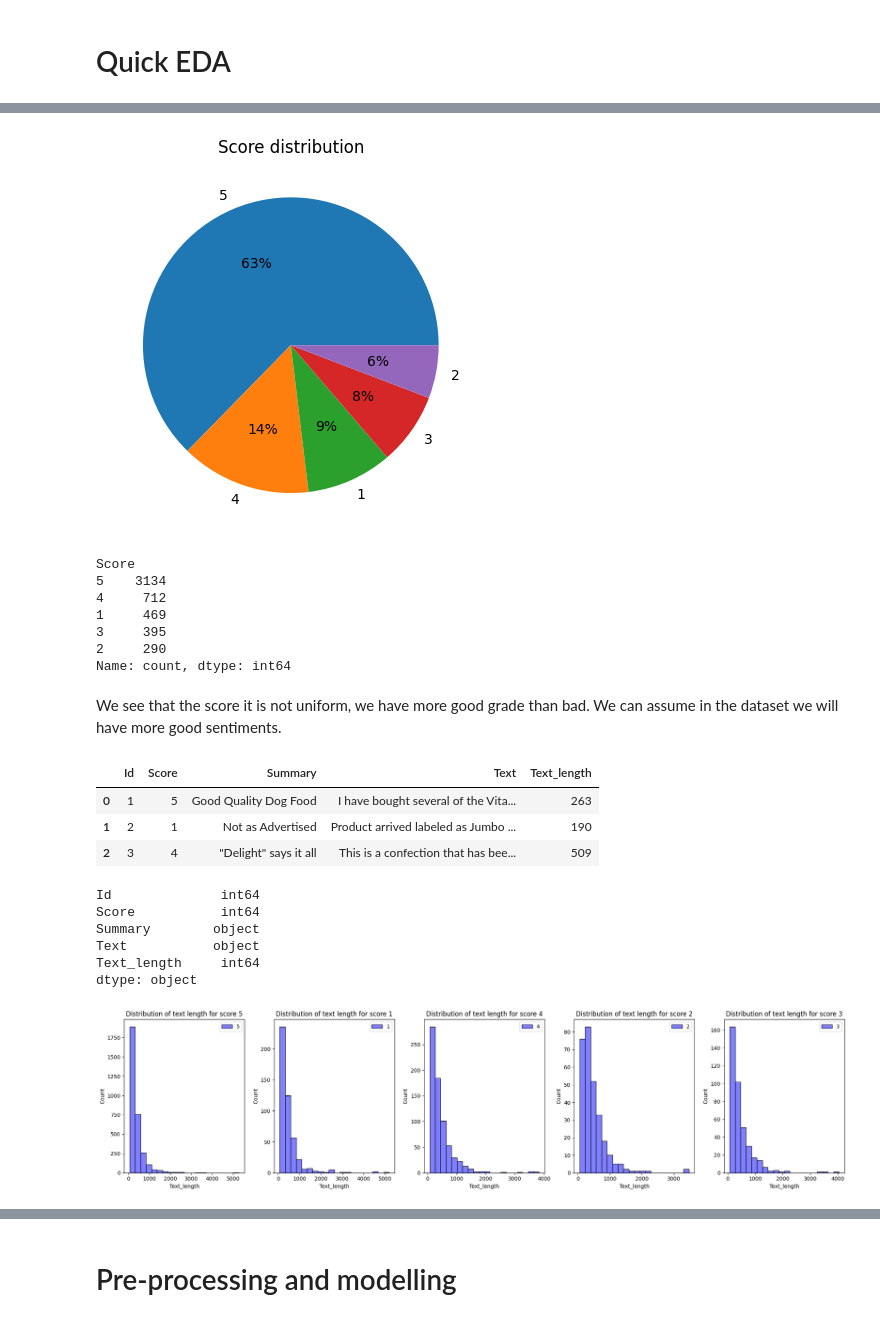
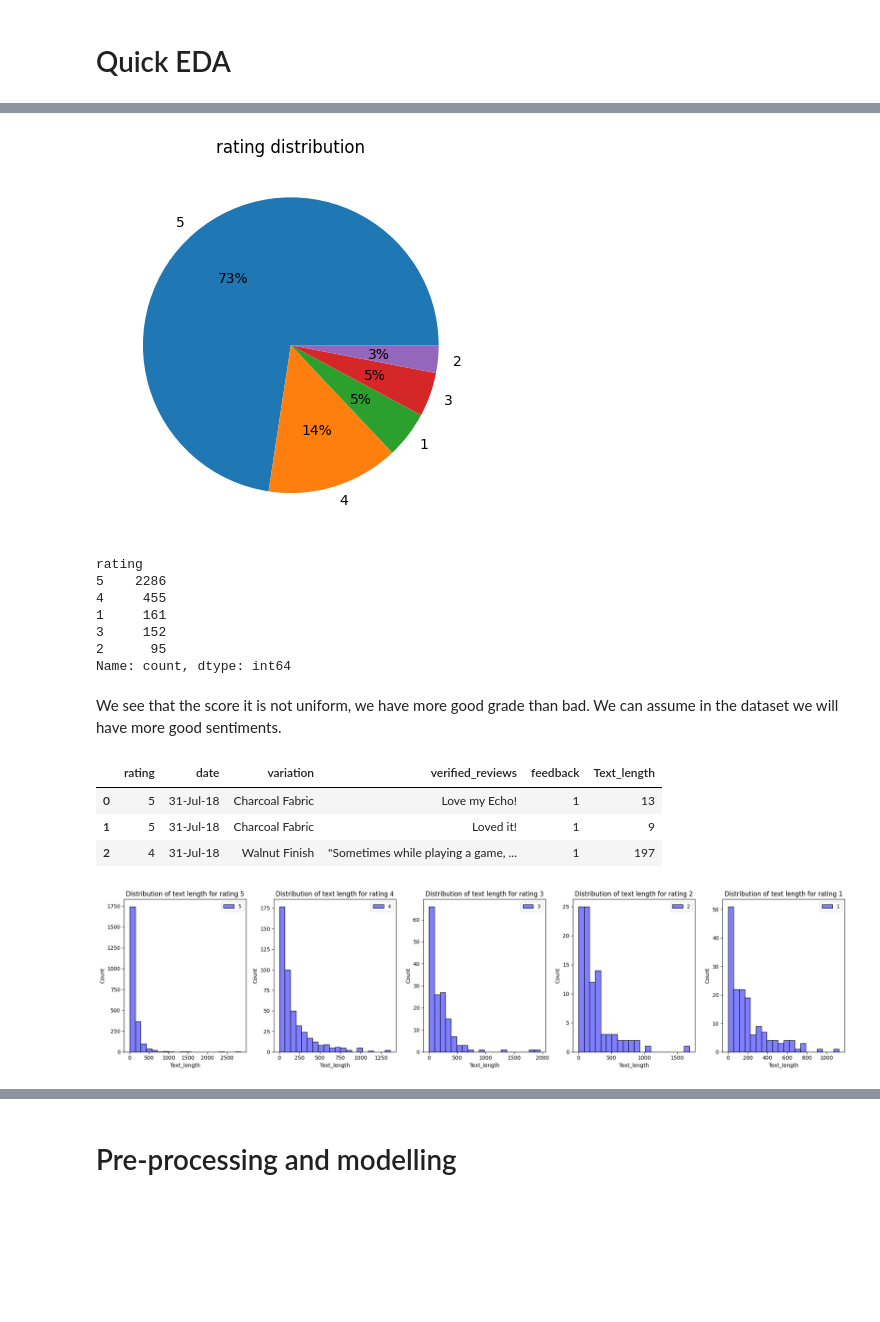
Before and after one commit to Dudul-99/Data-Science, a Jupyter notebook: NLP/model_dev.ipynb, the cells around one changed output, grey strips where cells are left out. Cells and saved outputs as stored; diff of their text form; code cells hidden in the pictures; blank space fills up the shorter version.

```diff
--- a/NLP/model_dev.ipynb
+++ b/NLP/model_dev.ipynb
@@ -46,6 +47,7 @@ print(stopwords.words('english'))
 # Import data
 # %%
 #Using polar to read the data since it is faster than pandas for large data
-data=pd.read_csv('/Users/abdul/Desktop/machine learning/data/home-data-for-ml-course/NLP/Reviews.csv')
-data.head(3)
+data=pd.read_csv('/Users/abdul/Desktop/machine learning/data/home-data-for-ml-course/NLP/amazon_alexa.tsv'
+                 , delimiter = '\t', quoting = 3)
+data.head(5)
 # %% [output]
@@ -72,0 +64,3 @@ df.head(4)
+# %%
+print(data.shape)
+df=data.copy()
@@ -85,0 +85,4 @@ df['Text'][0]
+# %%
+# Dropping missing values
+df.dropna(inplace=True)
+df.shape
@@ -92,50 +108,41 @@ Text(0.5, 0, 'Stars rating')
 # %%
-ax=plt.pie(df['Score'].value_counts(), labels=df['Score'].value_counts().index, autopct='%.0f%%')
-ax=plt.title('Score distribution')
+ax=plt.pie(df['rating'].value_counts(), labels=df['rating'].value_counts().index, autopct='%.0f%%')
+ax=plt.title('rating distribution')
 # displaying chart
 plt.show()
 # %% [output]
-[figure, old version]
+[figure, new version]
 # %%
-df['Score'].value_counts()
+df['rating'].value_counts()
 # %% [output]
-Score
-5    3134
-4     712
-1     469
-3     395
-2     290
+rating
+5    2286
+4     455
+1     161
+3     152
+2      95
 Name: count, dtype: int64
 # %% [markdown]
 We see that the score it is not uniform, we have more good grade than bad. We can assume in the dataset we will have more good sentiments.
 # %%
 # let's create a new column containing the length of the text
-df['Text_length']=df['Text'].apply(len)
+df['Text_length']=df['verified_reviews'].apply(len)
 df.head(3)
 # %% [output]
-|  | Id | Score | Summary | Text | Text_length |
-| 0 | 1 | 5 | Good Quality Dog Food | I have bought several of the Vita... | 263 |
-| 1 | 2 | 1 | Not as Advertised | Product arrived labeled as Jumbo ... | 190 |
-| 2 | 3 | 4 | "Delight" says it all | This is a confection that has bee... | 509 |
+|  | rating | date | variation | verified_reviews | feedback | Text_length |
+| 0 | 5 | 31-Jul-18 | Charcoal Fabric | Love my Echo! | 1 | 13 |
+| 1 | 5 | 31-Jul-18 | Charcoal Fabric | Loved it! | 1 | 9 |
+| 2 | 4 | 31-Jul-18 | Walnut Finish | "Sometimes while playing a game, ... | 1 | 197 |
-# %%
-df.dtypes
-# %% [output]
-Id              int64
-Score           int64
-Summary        object
-Text           object
-Text_length     int64
-dtype: object
 # %%
-# Distribution of text length by score
+# Distribution of text length by rating
 fig, ax = plt.subplots(1, 5, figsize=(20, 5))
 
-for i, score in enumerate(df['Score'].unique()):
-    sns.histplot(df[df['Score']==score]['Text_length'], bins=20, color='blue', label=score, alpha=0.5, ax=ax[i])
-    ax[i].set_title(f'Distribution of text length for score {score}')
+for i, rating in enumerate(df['rating'].unique()):
+    sns.histplot(df[df['rating']==rating]['Text_length'], bins=20, color='blue', label=rating, alpha=0.5, ax=ax[i])
+    ax[i].set_title(f'Distribution of text length for rating {rating}')
     ax[i].legend()
 
 plt.tight_layout()
 plt.show()
 # %% [output]
-[figure, old version]
+[figure, new version]
```
Also changed, not shown: parts of 32 cells of this notebook.
